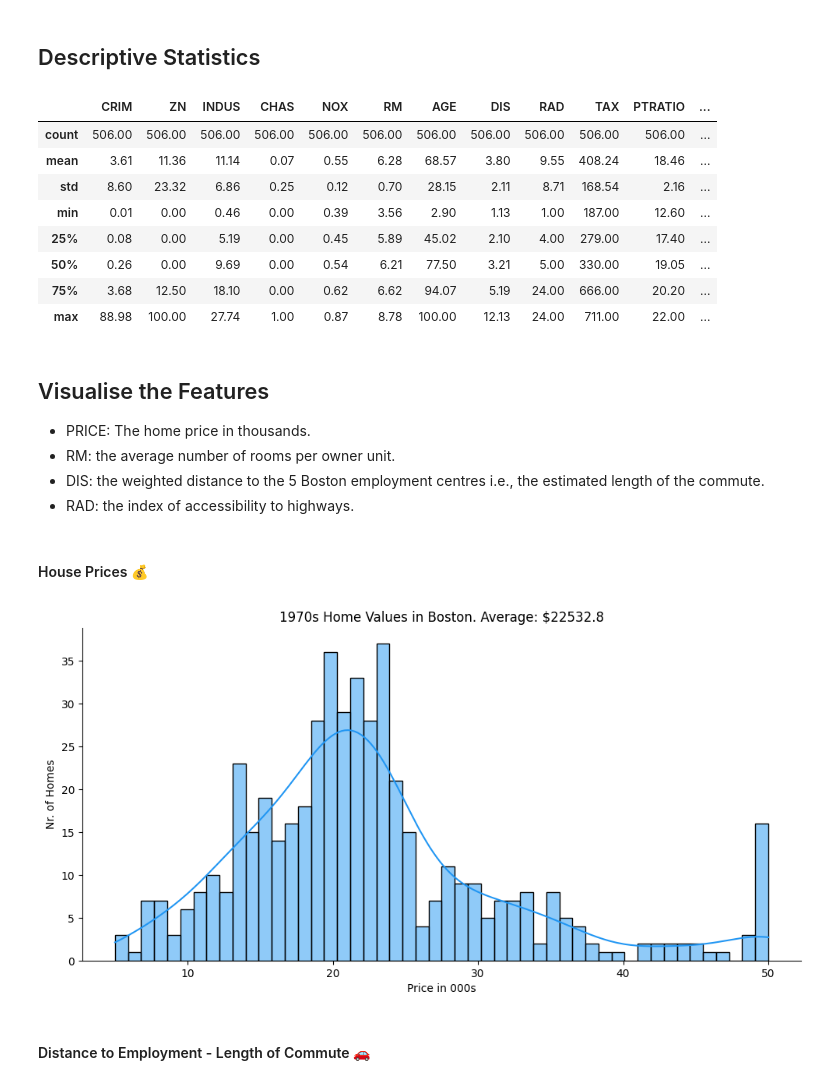
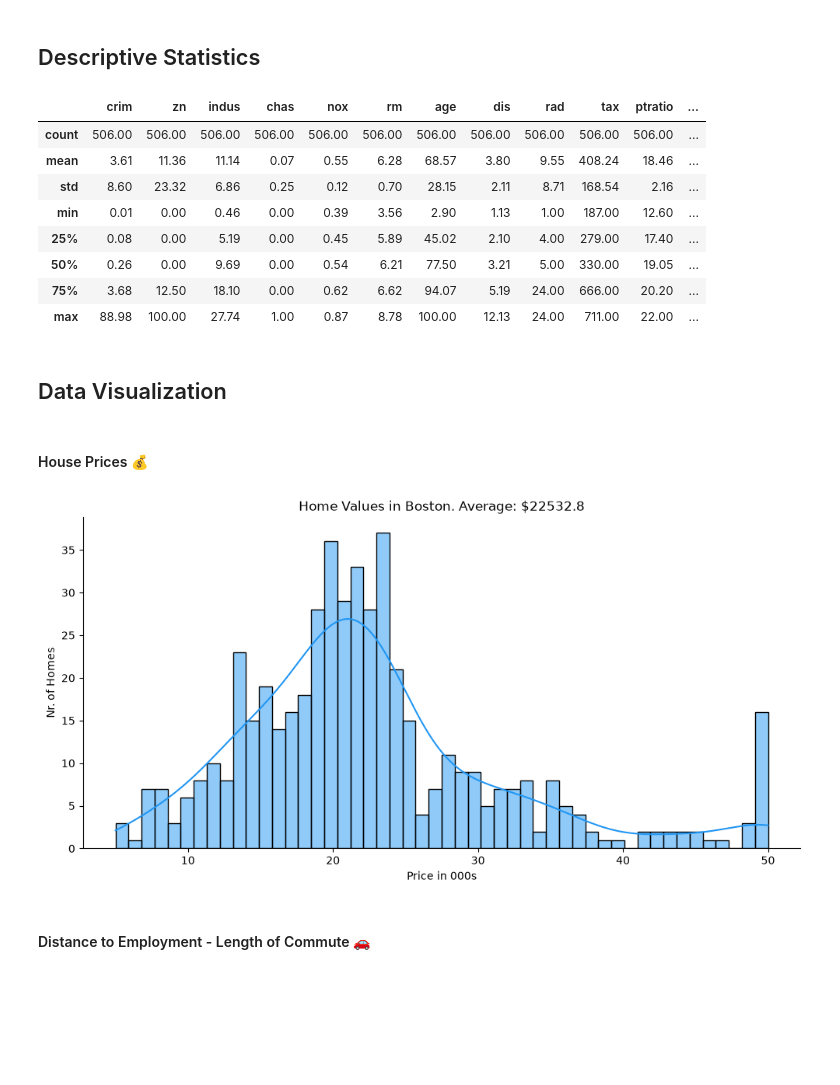
Before and after one commit to Lolita-codes/Price_prediction, a Jupyter notebook: House Prices Prediction.ipynb, the cells around one changed output. Saved outputs shown, nothing was run; the diff lists cells and outputs as text; code cells hidden in the pictures; blank space fills up the shorter version.

```diff
--- a/House Prices Prediction.ipynb
+++ b/House Prices Prediction.ipynb
@@ -122,9 +113,11 @@ memory usage: 59.3 KB
+# %%
+data = data.rename(columns={'medv': 'price'})
 # %% [markdown]
 ## Descriptive Statistics
 # %%
 data.describe()
 # %% [output]
-|  | CRIM | ZN | INDUS | CHAS | NOX | RM | AGE | DIS | RAD | TAX | PTRATIO | ... |
+|  | crim | zn | indus | chas | nox | rm | age | dis | rad | tax | ptratio | ... |
 | count | 506.00 | 506.00 | 506.00 | 506.00 | 506.00 | 506.00 | 506.00 | 506.00 | 506.00 | 506.00 | 506.00 | ... |
 | mean | 3.61 | 11.36 | 11.14 | 0.07 | 0.55 | 6.28 | 68.57 | 3.80 | 9.55 | 408.24 | 18.46 | ... |
 | std | 8.60 | 23.32 | 6.86 | 0.25 | 0.12 | 0.70 | 28.15 | 2.11 | 8.71 | 168.54 | 2.16 | ... |
@@ -133,29 +126,24 @@ data.describe()
 | 50% | 0.26 | 0.00 | 9.69 | 0.00 | 0.54 | 6.21 | 77.50 | 3.21 | 5.00 | 330.00 | 19.05 | ... |
 | 75% | 3.68 | 12.50 | 18.10 | 0.00 | 0.62 | 6.62 | 94.07 | 5.19 | 24.00 | 666.00 | 20.20 | ... |
 | max | 88.98 | 100.00 | 27.74 | 1.00 | 0.87 | 8.78 | 100.00 | 12.13 | 24.00 | 711.00 | 22.00 | ... |
-# %% [markdown]
-## Visualise the Features
-
-* PRICE: The home price in thousands.
-* RM: the average number of rooms per owner unit.
-* DIS: the weighted distance to the 5 Boston employment centres i.e., the estimated length of the commute.
-* RAD: the index of accessibility to highways.
+# %% [markdown]
+## Data Visualization
 # %% [markdown]
 #### House Prices 💰
 # %%
-sns.displot(data['PRICE'],
+sns.displot(data['price'],
             bins=50,
             aspect=2,
             kde=True,
             color='#2196f3')
 
-plt.title(f'1970s Home Values in Boston. Average: ${(1000*data.PRICE.mean()):.6}')
+plt.title(f'Home Values in Boston. Average: ${(1000*data.price.mean()):.6}')
 plt.xlabel('Price in 000s')
 plt.ylabel('Nr. of Homes')
 
 plt.show()
 # %% [output]
-[figure, old version]
+[figure, new version]
 # %% [markdown]
 #### Distance to Employment - Length of Commute 🚗
 # %%
```
Also changed, not shown: parts of 52 cells of this notebook, 4 other files.
